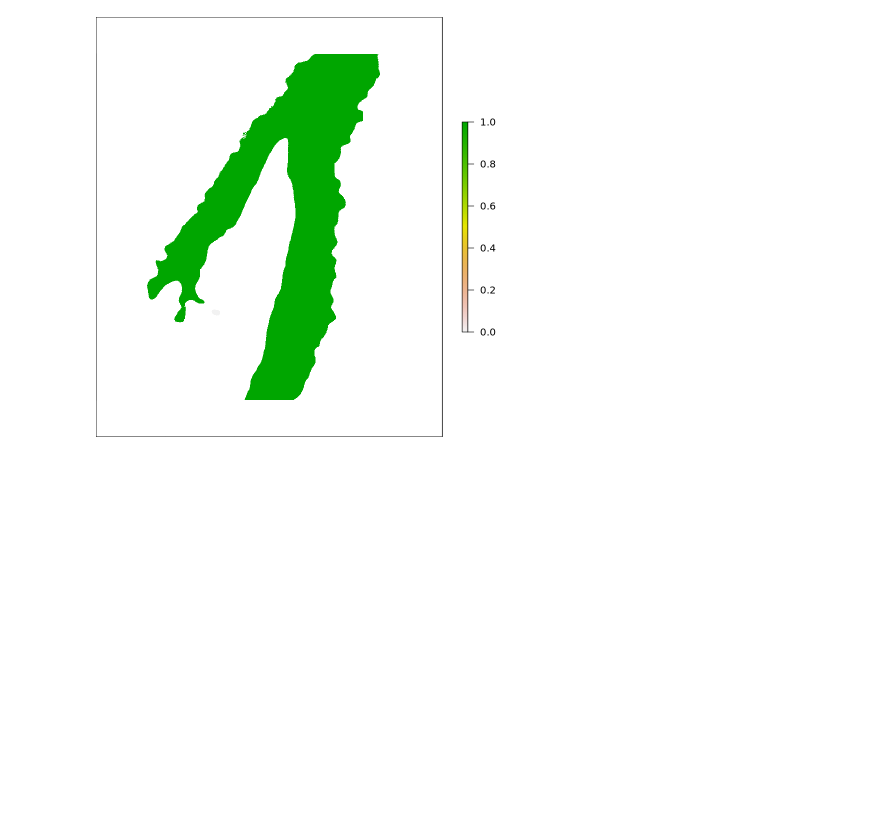
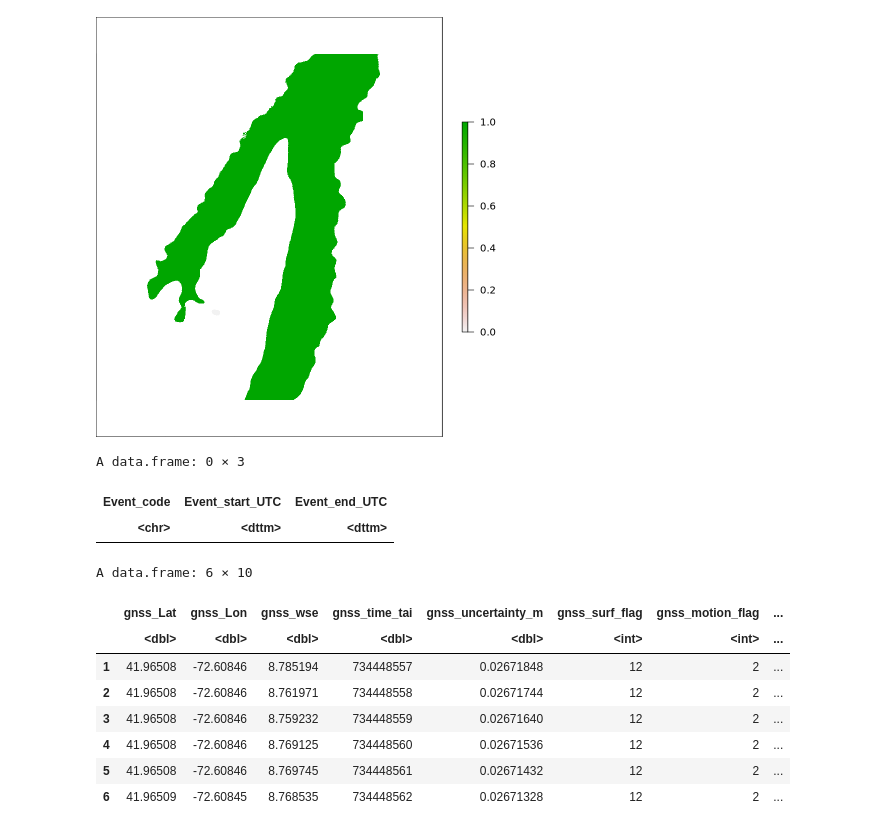
Before and after one commit to cjgleason/calval_toolbox, a Jupyter notebook: toolbox_main_notebook.ipynb, the cells around one changed output. Saved outputs shown, nothing was run; the diff lists cells and outputs as text; code cells hidden in the pictures; blank space fills up the shorter version.

Commit message:
fix bug in GNSS prep function that threw out data with no bridges or powerlines

```diff
--- a/toolbox_main_notebook.ipynb
+++ b/toolbox_main_notebook.ipynb
@@ -332,3 +312,74 @@ print(Sys.time()-a)#calcluate areas from images----
 [figure]
 Time difference of 9.102408 secs
 [figure]
+# %%
+
+  gnss_nc=nc_open('/nas/cee-water/cjgleason/calval/Processed data/UMass/From Andy/UMass_netCDFs/SWOTCalVal_CR_GNSS_L2_Rec1_20230410T123658_20230410T183219_20230413T230841.nc')
+  # wse- water surface height wrt geoid. All JPL corrections applied
+  # longitude- longitude
+  # latitude- latitute
+  # time_tai - time in some wierd TAI format. It is seconds since January 1 2000 at midnight WITHOUT leap seconds.
+  #motion flag- 0,1, or 2. COdes 0 and 1 incidate no good data, keep only 2
+  #surface type flag - 10, 11, or 12. Simialrly, only code 12 incicates quality data
+
+
+  Lat=ncvar_get(gnss_nc,'latitude')
+  Lon=ncvar_get(gnss_nc,'longitude')
+  gnss_wse= ncvar_get(gnss_nc,'wse')
+  gnss_time_tai=ncvar_get(gnss_nc,'time_tai')
+  gnss_motion_flag  =ncvar_get(gnss_nc,'motioncode_flag')
+  gnss_surf_flag  =ncvar_get(gnss_nc,'surfacetype_flag')
+  gnss_ellipsoid= paste(ncatt_get(gnss_nc,0,'ellipsoid_semi_major_axis')$value,ncatt_get(gnss_nc,0,'ellipsoid_flattening')$value,sep=",")
+  gnss_uncertainty=ncvar_get(gnss_nc,'position_3drss_formal_error')
+
+  Info_event=ncvar_get(gnss_nc,'infoEventDescription')
+  Info_event_start=ncvar_get(gnss_nc,'infoEventStartTime')
+  Info_event_end=ncvar_get(gnss_nc,'infoEventEndTime')
+
+
+
+  Info_df=data.frame(Event_code=Info_event, Event_start= Info_event_start, Event_end=Info_event_end)%>%
+    mutate(Event_start_UTC = as.POSIXct(Event_start,origin='2000-01-01 00:00:00',tz='UTC'))%>%
+    mutate(Event_end_UTC = as.POSIXct(Event_end,origin='2000-01-01 00:00:00',tz='UTC' ))%>%
+    select(-Event_end,-Event_start)%>%
+    #add 1 minutes to the event codes
+    mutate(Event_start_UTC=Event_start_UTC-1*60)%>%
+    mutate(Event_end_UTC=Event_end_UTC+1*60)%>%
+    filter(Event_code=='Bridge' | Event_code == 'Powerlines' )
+
+head(Info_df)
+
+  gnss_log=data.frame(gnss_Lat=Lat,gnss_Lon=Lon,gnss_wse=gnss_wse,gnss_time_tai=gnss_time_tai,gnss_uncertainty_m=gnss_uncertainty,
+                      gnss_surf_flag=gnss_surf_flag,gnss_motion_flag=gnss_motion_flag)%>%
+    #R's native POSIXCT also doesn't have leap seconds, so we're good
+    mutate(gnss_time_UTC = as.POSIXct(gnss_time_tai,origin='2000-01-01 00:00:00',tz='UTC' ))%>%
+    #need this to join, but let's preserve original
+    filter(gnss_surf_flag==12)%>%
+    filter(gnss_motion_flag==2)%>%
+    mutate(gnss_ellipsoid=gnss_ellipsoid)%>%
+    #filter for self ID uncertainty at 5cm
+    filter(gnss_uncertainty_m<0.05)%>%
+    mutate(drift_id= 'bonkbonk')
+
+  #need to recurse this, so a for loop is actually needed!
+if (nrow(Info_df)>0){
+  for(i in 1:nrow(Info_df)){
+    gnss_log=filter(gnss_log, gnss_time_UTC >= Info_df$Event_end_UTC[i] | gnss_time_UTC <= Info_df$Event_start_UTC[i] )
+
+  }
+}
+
+head(gnss_log)
+# %% [output]
+A data.frame: 0 × 3
+| Event_code | Event_start_UTC | Event_end_UTC |
+| <chr> | <dttm> | <dttm> |
+A data.frame: 6 × 10
+|  | gnss_Lat | gnss_Lon | gnss_wse | gnss_time_tai | gnss_uncertainty_m | gnss_surf_flag | gnss_motion_flag | ... |
+|  | <dbl> | <dbl> | <dbl> | <dbl> | <dbl> | <int> | <int> | ... |
+| 1 | 41.96508 | -72.60846 | 8.785194 | 734448557 | 0.02671848 | 12 | 2 | ... |
+| 2 | 41.96508 | -72.60846 | 8.761971 | 734448558 | 0.02671744 | 12 | 2 | ... |
+| 3 | 41.96508 | -72.60846 | 8.759232 | 734448559 | 0.02671640 | 12 | 2 | ... |
+| 4 | 41.96508 | -72.60846 | 8.769125 | 734448560 | 0.02671536 | 12 | 2 | ... |
+| 5 | 41.96508 | -72.60846 | 8.769745 | 734448561 | 0.02671432 | 12 | 2 | ... |
+| 6 | 41.96509 | -72.60845 | 8.768535 | 734448562 | 0.02671328 | 12 | 2 | ... |
```
Also changed, not shown: parts of 4 cells of this notebook, 2 other files.
